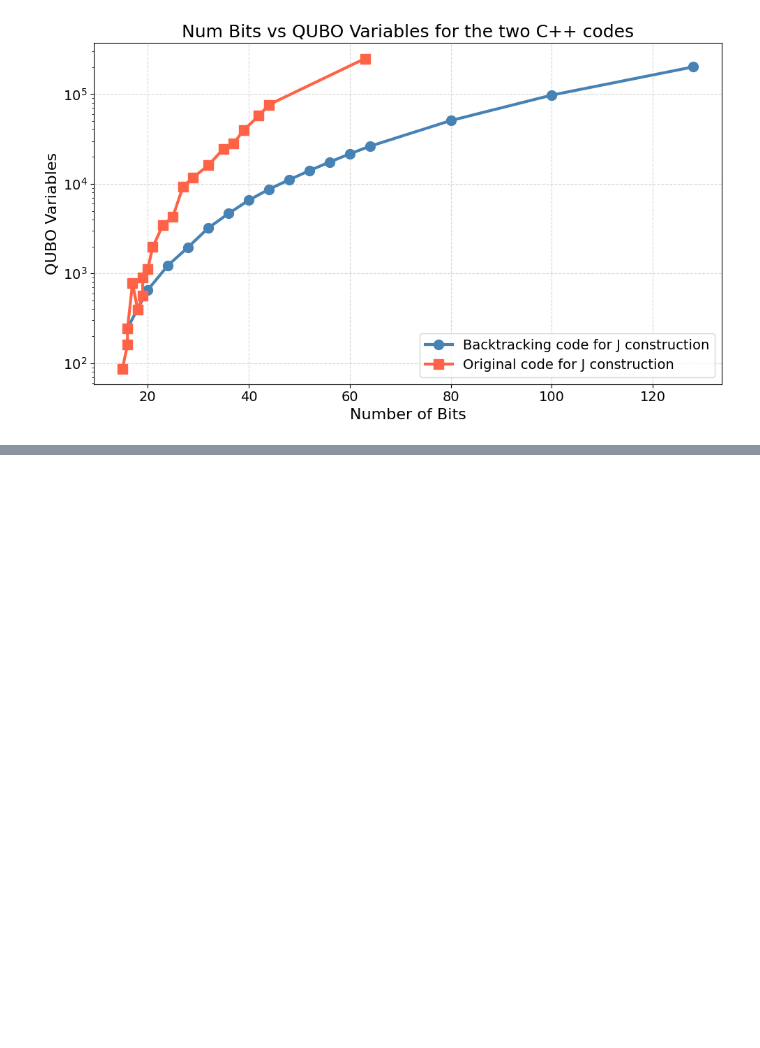
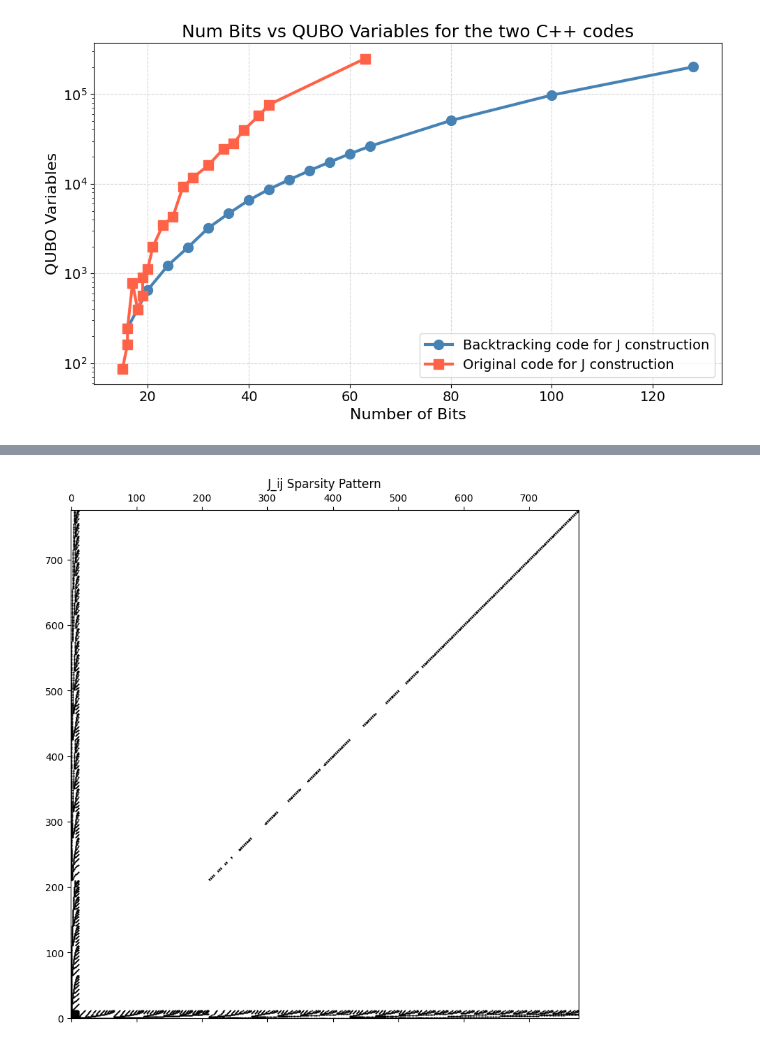
Before and after one commit to AdvithDesu/Digital_Annealer, a Jupyter notebook: Plotting shit.ipynb, the cells around one changed output, grey strips where cells are left out. Cells and saved outputs as stored; diff of their text form; code cells hidden in the pictures; blank space fills up the shorter version.

```diff
--- a/Plotting shit.ipynb
+++ b/Plotting shit.ipynb
@@ -194,0 +225,9 @@ plt.show()
+# %%
+plt.figure(figsize=(8, 8))
+plt.spy(J, markersize=0.5, color='black')
+plt.gca().invert_yaxis()  # matches image orientation
+plt.title('J_ij Sparsity Pattern')
+plt.tight_layout()
+plt.show()
+# %% [output]
+[figure, added]
```
Also changed, not shown: parts of 1 cell of this notebook, 1 other file.
